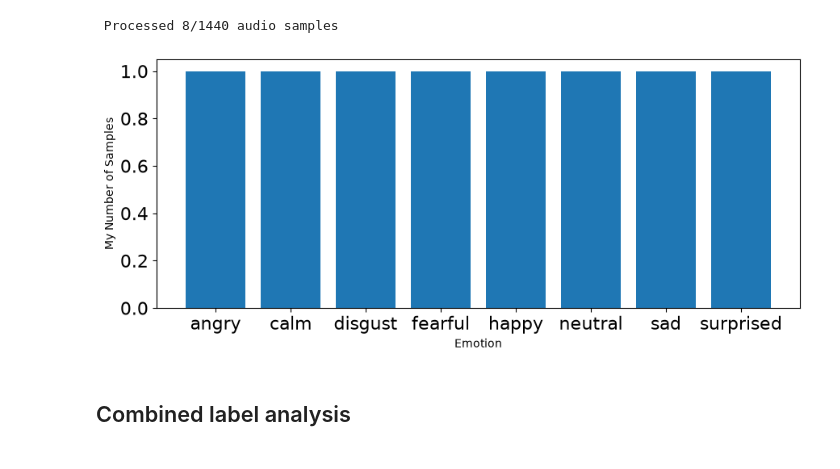
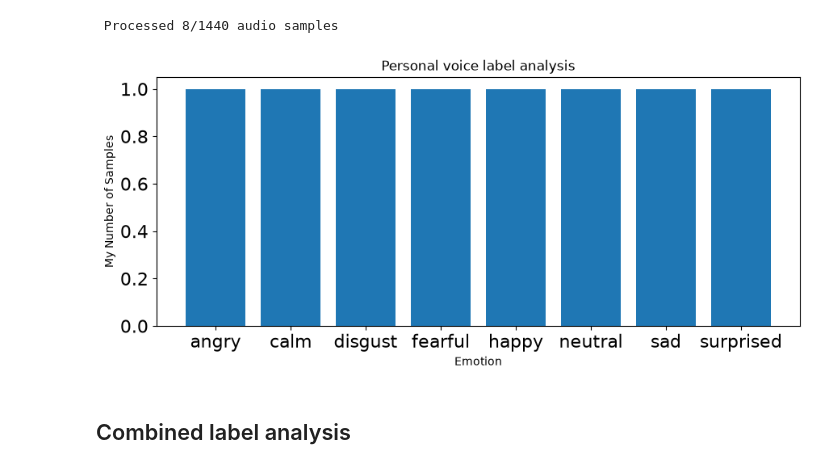
Before and after one commit to ZackHoang/Week2-DataPreprocessing, a Jupyter notebook: assignment_2.ipynb, the cells around one changed output. Saved outputs shown, nothing was run; the diff lists cells and outputs as text; code cells hidden in the pictures.

Commit message:
Add label to charts

```diff
--- a/assignment_2.ipynb
+++ b/assignment_2.ipynb
@@ -88,17 +89,18 @@ my_features, my_emotions = load_data("./audio/custom/*.wav", True)
 # %%
 # plot emotions
 plt.figure(figsize=(35,4))
 plt.subplot(1,3,1)
 #np.unique returns ordered list of unique elements and count of each element
 emotion_list, count = np.unique(my_emotions, return_counts=True)
 plt.bar(x=range(8), height=count)
 plt.xticks(ticks=range(8), labels = [emotion for emotion in emotion_list],fontsize=10)
 plt.xlabel('Emotion')
 plt.tick_params(labelsize=16)
 plt.ylabel('My Number of Samples')
+plt.title("Personal voice label analysis")
 plt.show()
 # %% [output]
-[figure, old version]
+[figure, new version]
 # %% [markdown]
 ## Combined label analysis
 # %%
```
Also changed, not shown: parts of 2 cells of this notebook.
